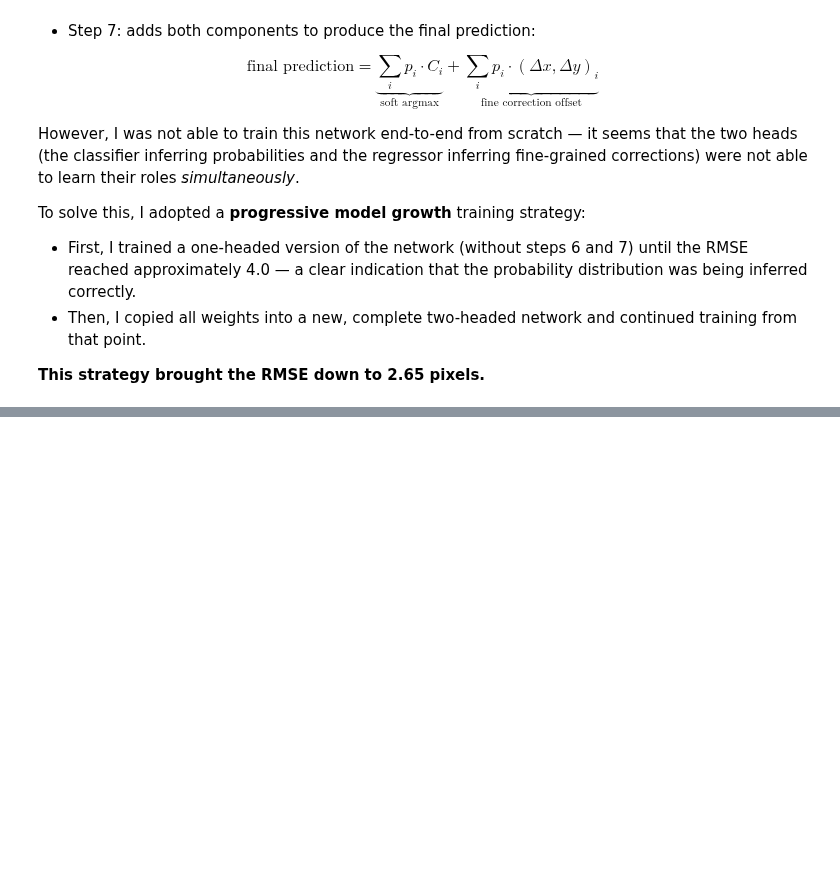
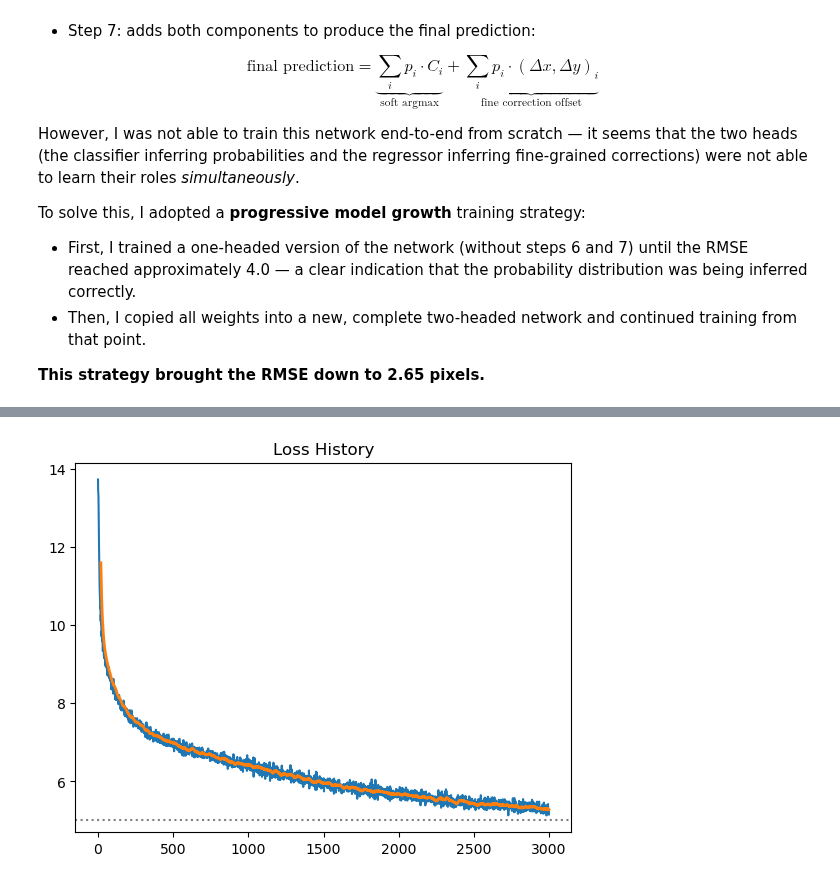
Before and after one commit to ginal001/ML-2024-2025, a Jupyter notebook: Lab13/Homework13.ipynb, the cells around one changed output, grey strips where cells are left out. Saved outputs shown, nothing was run; the diff lists cells and outputs as text; code cells hidden in the pictures; blank space fills up the shorter version.

```diff
--- a/Lab13/Homework13.ipynb
+++ b/Lab13/Homework13.ipynb
@@ -454,22 +480,27 @@ class OddShapeDetector(nn.Module):
 # %%
 import torch, torch.nn as nn
-from torch.optim import Adam
-from torch.optim.lr_scheduler import ReduceLROnPlateau
+from torch.optim import AdamW
+from torch.optim.lr_scheduler import CosineAnnealingWarmRestarts
+
+random.seed(SEED)
+np.random.seed(SEED)
+torch.manual_seed(SEED)
+torch.cuda.manual_seed_all(SEED)
 
 model = OddShapeDetector().to(device)
 criterion = nn.MSELoss()                 # regresja współrzędnych
-optim     = Adam(model.parameters(), lr=0.001) #bylo 0.001
+optim     = AdamW(model.parameters(), lr=LR, weight_decay=WEIGHT_DECAY) #bylo 0.001
 
-scheduler = ReduceLROnPlateau(
+scheduler = CosineAnnealingWarmRestarts(
     optim,
-    mode='min',         # obniżamy stratę
-    factor=0.5,         # nowy LR = lr * factor
-    patience=100,         # ile epok czekać na poprawę
-    min_lr=1e-6         # najniższy dopuszczalny LR
+    T_0   = 50,
+    T_mult= 2,
+    eta_min = 1e-6
 )
 
-epochs = 2000
-for ep in range(1, epochs + 1):
+loss_history =[]
+
+for ep in range(1, EPOCHS + 1):
     model.train()
     running = 0.0
     for img, coord in loader:
@@ -484,8 +515,10 @@ for ep in range(1, epochs + 1):
 
         running += loss.item() * img.size(0)
 
-    scheduler.step(loss)
+    #scheduler.step()
     lr_now = scheduler.get_last_lr()[0]
+    loss_history += [running/len(loader.dataset)]
 
-    print(f"epoch {ep:2d}  loss {running/len(loader.dataset):.4f}  lr {lr_now:.3e}")
+    if ep % INFO == 0:
+        print(f"epoch {ep:2d}  loss {running/len(loader.dataset):.4f}  lr {lr_now:.3e} mean from last INFO epochs {sum(loss_history[ ep - INFO : ep+1 ]) / INFO:.4f}")
 # %% [output]
@@ -508,0 +542,16 @@ epoch 2000  loss 32.7325  lr 1.000e-06
+# %%
+import math
+window = 20
+
+sqrt_loss = [math.sqrt(x) for x in loss_history]
+ma = np.convolve(sqrt_loss, np.ones(window)/window, mode='valid')
+
+plt.plot(sqrt_loss)
+plt.plot(range(window-1, len(sqrt_loss)), ma,
+         linestyle='-', linewidth=2, label=f'{window}-step MA')
+
+plt.axhline(5, linestyle=':', color='gray')
+plt.title("Loss History")
+plt.show()
+# %% [output]
+[figure, added]
```
Also changed, not shown: parts of 17 cells of this notebook.
